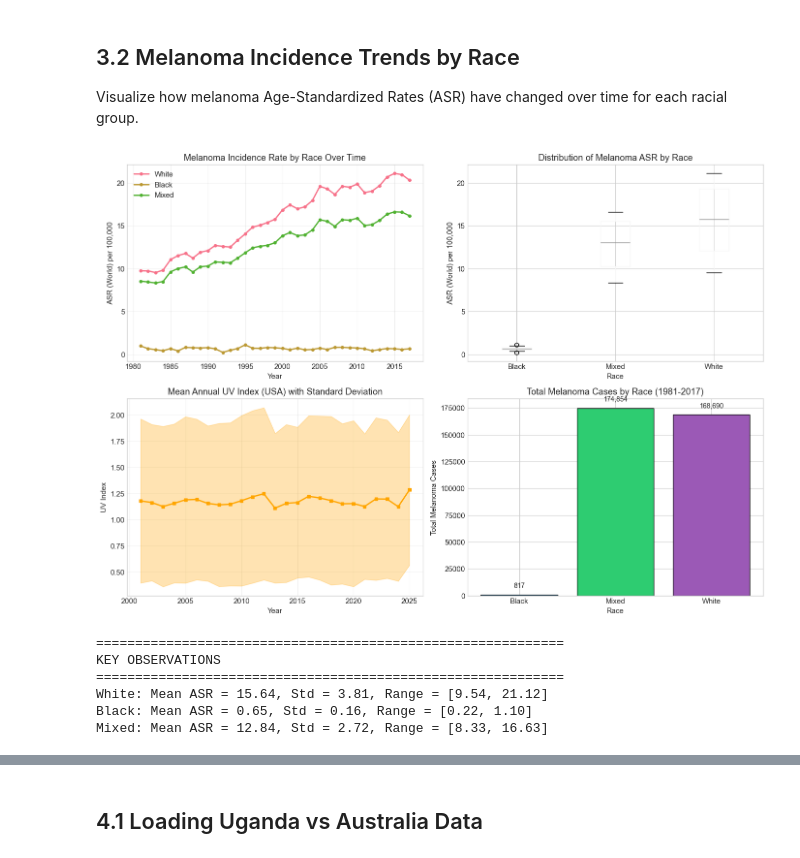
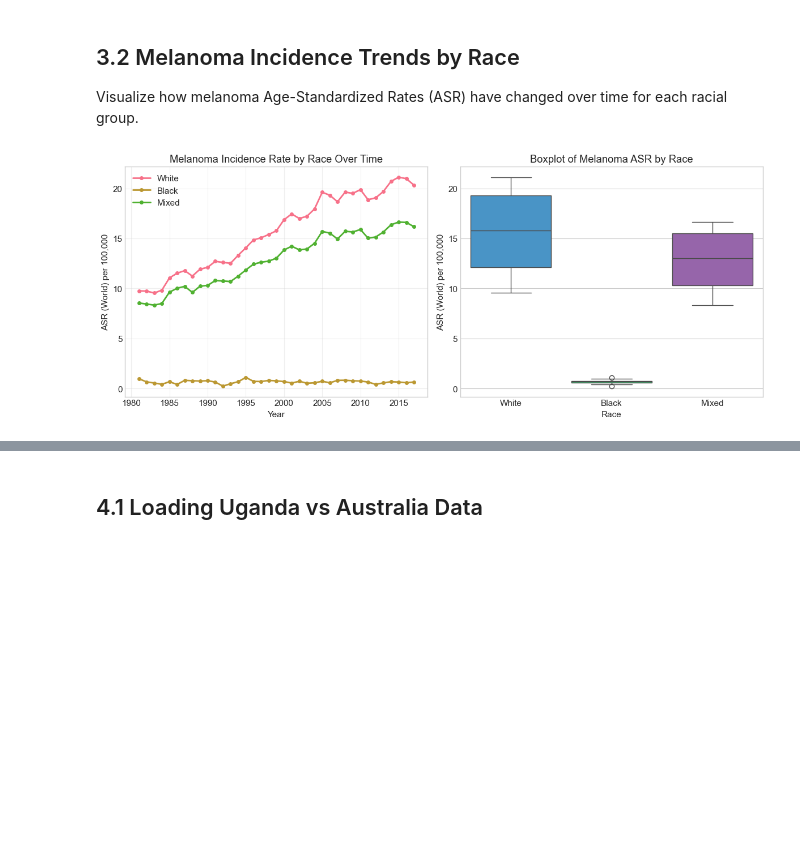
Before and after one commit to mohaneddz/Project-UV, a Jupyter notebook: race-uv.ipynb, the cells around one changed output, grey strips where cells are left out. Drawn from its saved outputs; the diff is of its cells as text; code cells hidden in the pictures; blank space fills up the shorter version.

```diff
--- a/race-uv.ipynb
+++ b/race-uv.ipynb
@@ -251,68 +247,28 @@ DESCRIPTIVE STATISTICS BY RACE
 
 Visualize how melanoma Age-Standardized Rates (ASR) have changed over time for each racial group.
 # %%
-fig, axes = plt.subplots(2, 2, figsize=(14, 10))
+fig, axes = plt.subplots(1, 2, figsize=(12, 5))
 
-# Plot 1: Melanoma ASR by Race over time
-ax1 = axes[0, 0]
+# Plot 1: Melanoma ASR by Race over time (Trends)
+ax1 = axes[0]
 for race in ['White', 'Black', 'Mixed']:
     data = df_merged[df_merged['Race'] == race]
     ax1.plot(data['Year'], data['ASR (World)'], marker='o', label=race, linewidth=2, markersize=4)
 ax1.set_xlabel('Year')
 ax1.set_ylabel('ASR (World) per 100,000')
 ax1.set_title('Melanoma Incidence Rate by Race Over Time')
 ax1.legend()
 ax1.grid(True, alpha=0.3)
 
 # Plot 2: Boxplot of ASR by Race
-ax2 = axes[0, 1]
-df_merged.boxplot(column='ASR (World)', by='Race', ax=ax2)
+ax2 = axes[1]
+sns.boxplot(x='Race', y='ASR (World)', data=df_merged, palette=['#3498db', '#2ecc71', '#9b59b6'], ax=ax2)
+ax2.set_title('Boxplot of Melanoma ASR by Race')
 ax2.set_xlabel('Race')
 ax2.set_ylabel('ASR (World) per 100,000')
-ax2.set_title('Distribution of Melanoma ASR by Race')
-plt.suptitle('')  # Remove automatic title
-
-# Plot 3: UV Index over time
-ax3 = axes[1, 0]
-ax3.plot(df_uv_yearly['Year'], df_uv_yearly['ALLSKY_SFC_UV_INDEX_mean'],
-         marker='s', color='orange', linewidth=2, markersize=4)
-ax3.fill_between(df_uv_yearly['Year'],
-                 df_uv_yearly['ALLSKY_SFC_UV_INDEX_mean'] - df_uv_yearly['ALLSKY_SFC_UV_INDEX_std'],
-                 df_uv_yearly['ALLSKY_SFC_UV_INDEX_mean'] + df_uv_yearly['ALLSKY_SFC_UV_INDEX_std'],
-                 alpha=0.3, color='orange')
-ax3.set_xlabel('Year')
-ax3.set_ylabel('UV Index')
-ax3.set_title('Mean Annual UV Index (USA) with Standard Deviation')
-ax3.grid(True, alpha=0.3)
-
-# Plot 4: Total melanoma cases by Race
-ax4 = axes[1, 1]
-race_totals = df_merged.groupby('Race')['Total'].sum()
-colors = ['#3498db', '#2ecc71', '#9b59b6']
-bars = ax4.bar(race_totals.index, race_totals.values, color=colors, edgecolor='black')
-ax4.set_xlabel('Race')
-ax4.set_ylabel('Total Melanoma Cases')
-ax4.set_title('Total Melanoma Cases by Race (1981-2017)')
-for bar, val in zip(bars, race_totals.values):
-    ax4.text(bar.get_x() + bar.get_width()/2, bar.get_height() + 5000,
-             f'{val:,.0f}', ha='center', va='bottom', fontsize=10)
 
 plt.tight_layout()
 plt.show()
-
-# Print key observations
-print("\n" + "=" * 60)
-print("KEY OBSERVATIONS")
-print("=" * 60)
-for race in ['White', 'Black', 'Mixed']:
-    data = df_merged[df_merged['Race'] == race]['ASR (World)']
-    print(f"{race}: Mean ASR = {data.mean():.2f}, Std = {data.std():.2f}, Range = [{data.min():.2f}, {data.max():.2f}]")
 # %% [output]
-[figure, old version]
+[figure, new version]
-============================================================
-KEY OBSERVATIONS
-============================================================
-White: Mean ASR = 15.64, Std = 3.81, Range = [9.54, 21.12]
-Black: Mean ASR = 0.65, Std = 0.16, Range = [0.22, 1.10]
-Mixed: Mean ASR = 12.84, Std = 2.72, Range = [8.33, 16.63]
 # %% [markdown]
```
Also changed, not shown: parts of 11 cells of this notebook, 4 other files.
